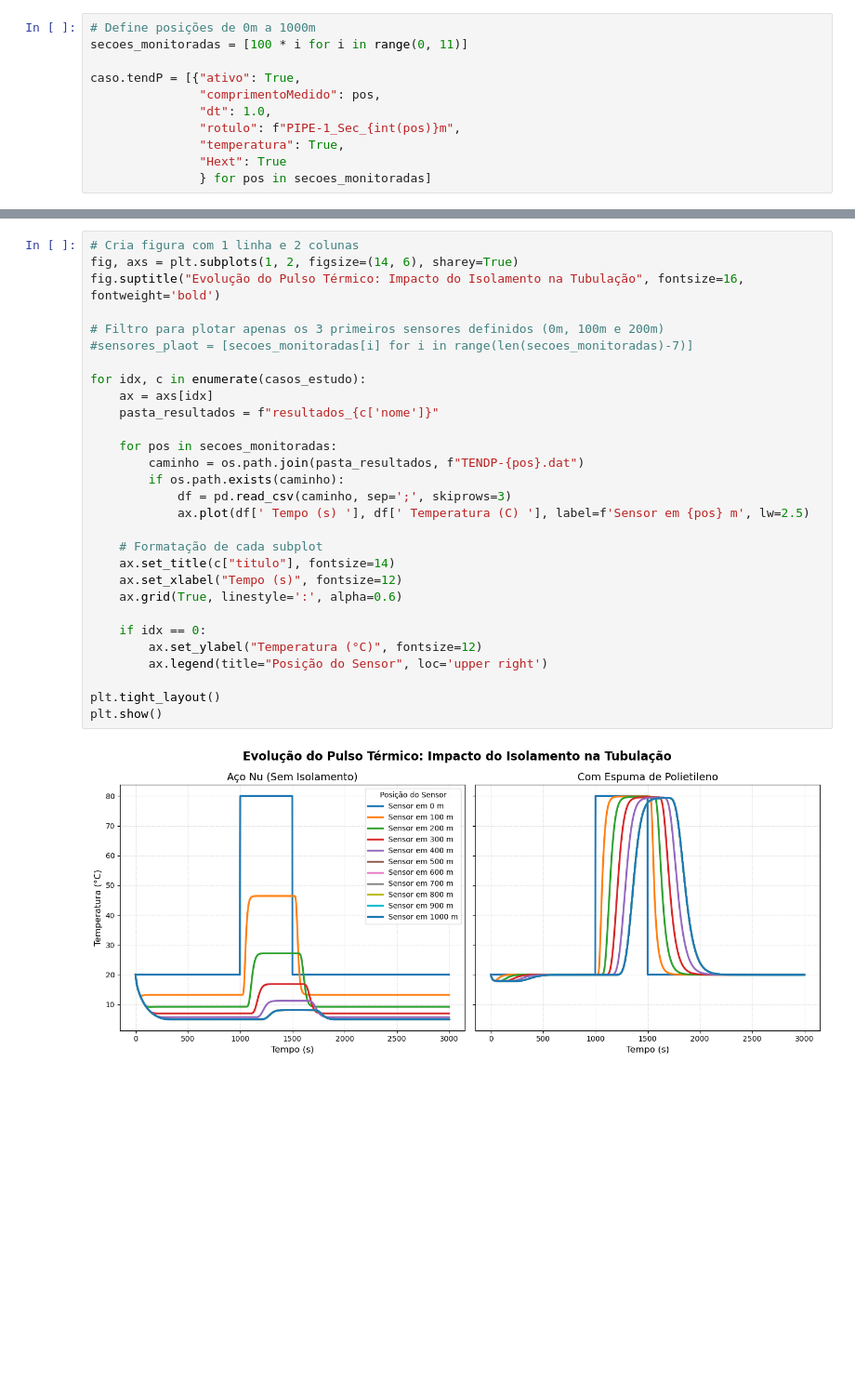
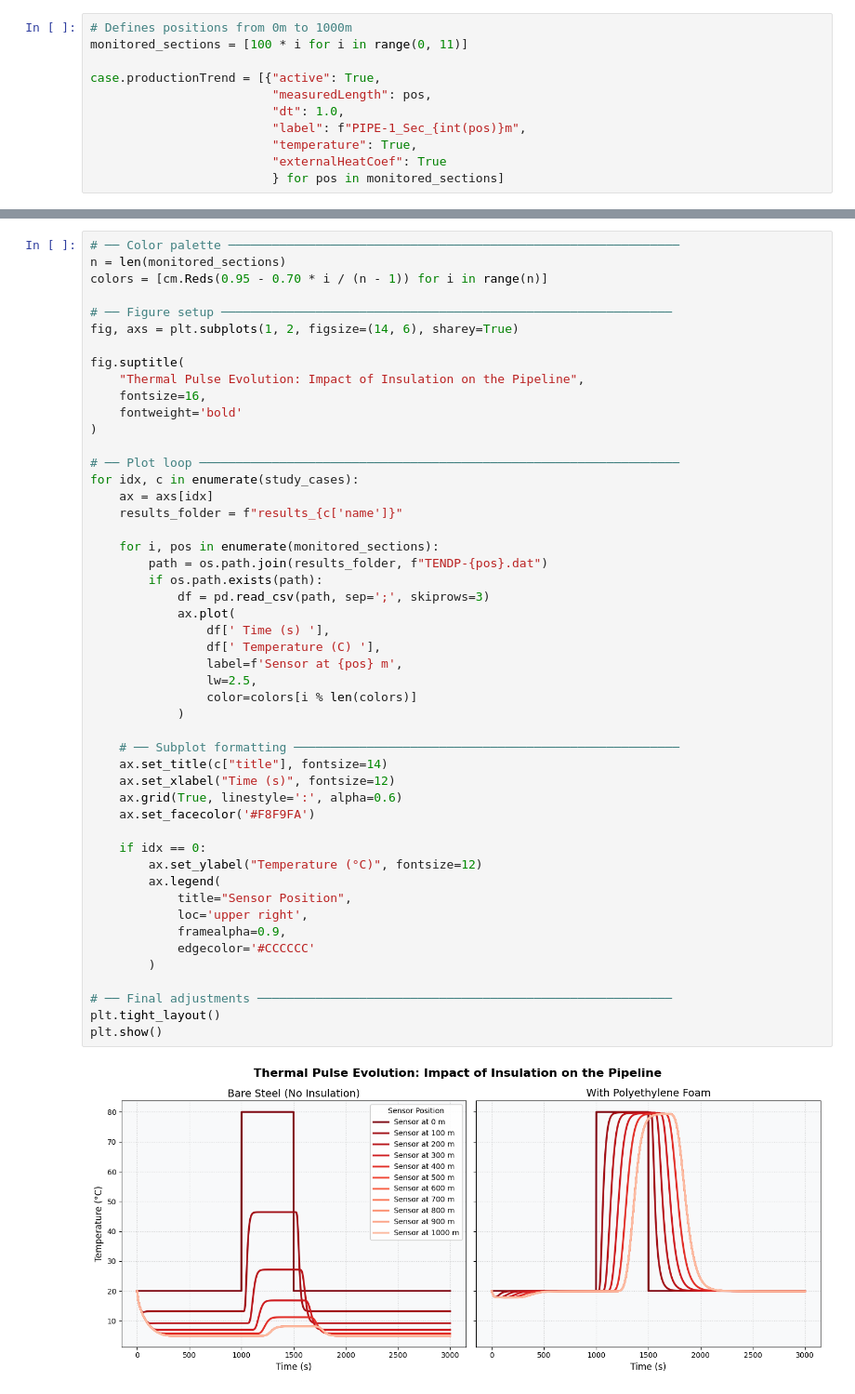
Before and after one commit to pedrorigon/marlim3, a Jupyter notebook: docs/tutorials/5_temperature_pulse.ipynb, the cells around one changed output, grey strips where cells are left out. Shown at 93% size. Saved outputs shown, nothing was run; the diff lists cells and outputs as text; blank space fills up the shorter version.

```diff
--- a/docs/tutorials/5_temperature_pulse.ipynb
+++ b/docs/tutorials/5_temperature_pulse.ipynb
@@ -72,12 +78,12 @@ Para monitorar a onda de calor propagando-se pela tubulação, vamos espalhar se
 # %%
-# Define posições de 0m a 1000m
-secoes_monitoradas = [100 * i for i in range(0, 11)]
+# Defines positions from 0m to 1000m
+monitored_sections = [100 * i for i in range(0, 11)]
 
-caso.tendP = [{"ativo": True,
-               "comprimentoMedido": pos,
-               "dt": 1.0,
-               "rotulo": f"PIPE-1_Sec_{int(pos)}m",
-               "temperatura": True,
-               "Hext": True
-               } for pos in secoes_monitoradas]
+case.productionTrend = [{"active": True,
+                         "measuredLength": pos,
+                         "dt": 1.0,
+                         "label": f"PIPE-1_Sec_{int(pos)}m",
+                         "temperature": True,
+                         "externalHeatCoef": True
+                         } for pos in monitored_sections]
 # %% [markdown]
@@ -209,32 +215,52 @@ Finalmente, utilizamos `pandas` e `matplotlib` para ler os dados binários/CSV g
 # %%
-# Cria figura com 1 linha e 2 colunas
+# ── Color palette ──────────────────────────────────────────────────────────────
+n = len(monitored_sections)
+colors = [cm.Reds(0.95 - 0.70 * i / (n - 1)) for i in range(n)]
+
+# ── Figure setup ──────────────────────────────────────────────────────────────
 fig, axs = plt.subplots(1, 2, figsize=(14, 6), sharey=True)
-fig.suptitle("Evolução do Pulso Térmico: Impacto do Isolamento na Tubulação", fontsize=16, fontweight='bold')
 
-# Filtro para plotar apenas os 3 primeiros sensores definidos (0m, 100m e 200m)
-#sensores_plaot = [secoes_monitoradas[i] for i in range(len(secoes_monitoradas)-7)]
+fig.suptitle(
+    "Thermal Pulse Evolution: Impact of Insulation on the Pipeline",
+    fontsize=16,
+    fontweight='bold'
+)
 
-for idx, c in enumerate(casos_estudo):
+# ── Plot loop ──────────────────────────────────────────────────────────────────
+for idx, c in enumerate(study_cases):
     ax = axs[idx]
-    pasta_resultados = f"resultados_{c['nome']}"
+    results_folder = f"results_{c['name']}"
 
-    for pos in secoes_monitoradas:
-        caminho = os.path.join(pasta_resultados, f"TENDP-{pos}.dat")
-        if os.path.exists(caminho):
-            df = pd.read_csv(caminho, sep=';', skiprows=3)
-            ax.plot(df[' Tempo (s) '], df[' Temperatura (C) '], label=f'Sensor em {pos} m', lw=2.5)
+    for i, pos in enumerate(monitored_sections):
+        path = os.path.join(results_folder, f"TENDP-{pos}.dat")
+        if os.path.exists(path):
+            df = pd.read_csv(path, sep=';', skiprows=3)
+            ax.plot(
+                df[' Time (s) '],
+                df[' Temperature (C) '],
+                label=f'Sensor at {pos} m',
+                lw=2.5,
+                color=colors[i % len(colors)]
+            )
 
-    # Formatação de cada subplot
-    ax.set_title(c["titulo"], fontsize=14)
-    ax.set_xlabel("Tempo (s)", fontsize=12)
+    # ── Subplot formatting ─────────────────────────────────────────────────────
+    ax.set_title(c["title"], fontsize=14)
+    ax.set_xlabel("Time (s)", fontsize=12)
     ax.grid(True, linestyle=':', alpha=0.6)
+    ax.set_facecolor('#F8F9FA')
 
     if idx == 0:
-        ax.set_ylabel("Temperatura (°C)", fontsize=12)
-        ax.legend(title="Posição do Sensor", loc='upper right')
+        ax.set_ylabel("Temperature (°C)", fontsize=12)
+        ax.legend(
+            title="Sensor Position",
+            loc='upper right',
+            framealpha=0.9,
+            edgecolor='#CCCCCC'
+        )
 
+# ── Final adjustments ─────────────────────────────────────────────────────────
 plt.tight_layout()
 plt.show()
 # %% [output]
-[figure, old version]
+[figure, new version]
 # %% [markdown]
```
Also changed, not shown: parts of 11 cells of this notebook.
